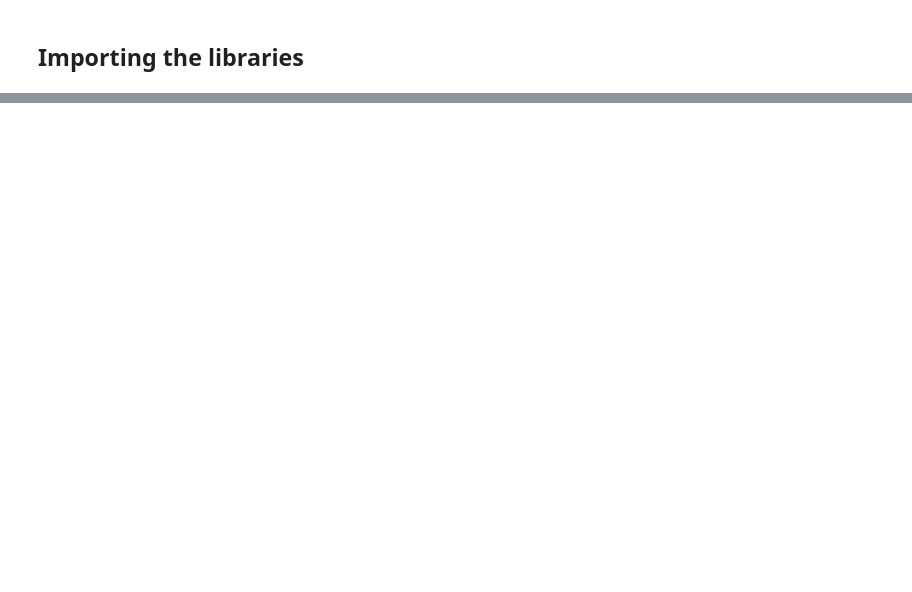
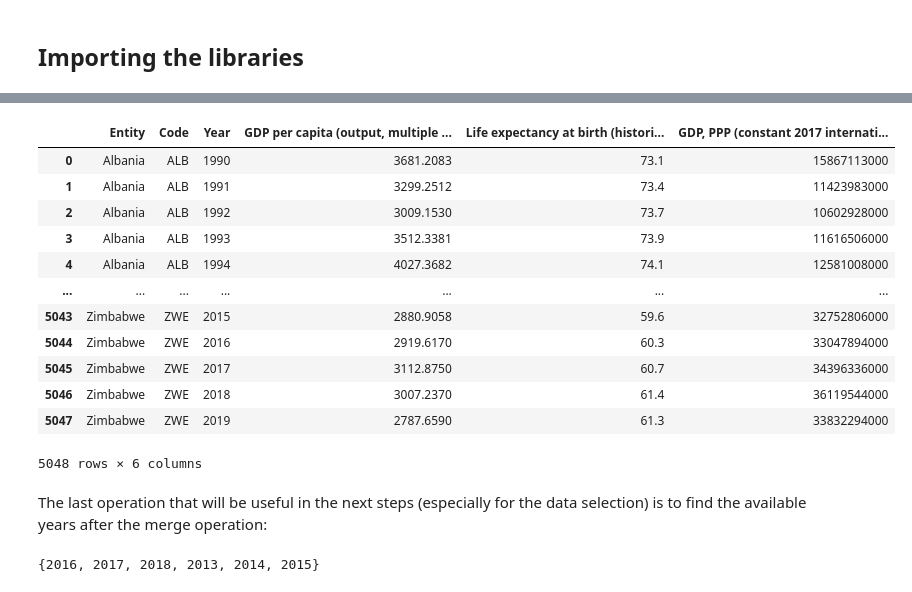
Before and after one commit to lucamodica/introduction-to-data-science-and-ai--chalmers, a Jupyter notebook: 1-introduction-to-ds-and-py/1-introduction-to-ds-and-py.ipynb, the cells around one changed output, grey strips where cells are left out. Drawn from its saved outputs; the diff is of its cells as text; code cells hidden in the pictures; blank space fills up the shorter version.

```diff
--- a/1-introduction-to-ds-and-py/1-introduction-to-ds-and-py.ipynb
+++ b/1-introduction-to-ds-and-py/1-introduction-to-ds-and-py.ipynb
@@ -257,0 +38,4 @@ Created in <span style='font-weight:600;margin-left:4px;'>Deepnote</span></a>
+# %%
+# importing and showing the head of the gdp per capita dataset
+df_gdp_per_capita = pd.read_csv('../datasets/gdp-per-capita-penn-world-table.csv')
+df_gdp_per_capita.head()
@@ -257,0 +60,4 @@ Created in <span style='font-weight:600;margin-left:4px;'>Deepnote</span></a>
+# %%
+# importing and showing the head of the gdp dataset
+df_gdp = pd.read_csv('../datasets/national-gdp-wb.csv')
+df_gdp.head()
@@ -257,0 +87,29 @@ Created in <span style='font-weight:600;margin-left:4px;'>Deepnote</span></a>
+# %%
+df = pd.merge(df_gdp_per_capita, df_life, on=['Entity', 'Code', 'Year']).merge(df_gdp, on=['Entity', 'Code', 'Year'])
+df
+# %% [output]
+|  | Entity | Code | Year | GDP per capita (output, multiple ... | Life expectancy at birth (histori... | GDP, PPP (constant 2017 internati... |
+| 0 | Albania | ALB | 1990 | 3681.2083 | 73.1 | 15867113000 |
+| 1 | Albania | ALB | 1991 | 3299.2512 | 73.4 | 11423983000 |
+| 2 | Albania | ALB | 1992 | 3009.1530 | 73.7 | 10602928000 |
+| 3 | Albania | ALB | 1993 | 3512.3381 | 73.9 | 11616506000 |
+| 4 | Albania | ALB | 1994 | 4027.3682 | 74.1 | 12581008000 |
+| ... | ... | ... | ... | ... | ... | ... |
+| 5043 | Zimbabwe | ZWE | 2015 | 2880.9058 | 59.6 | 32752806000 |
+| 5044 | Zimbabwe | ZWE | 2016 | 2919.6170 | 60.3 | 33047894000 |
+| 5045 | Zimbabwe | ZWE | 2017 | 3112.8750 | 60.7 | 34396336000 |
+| 5046 | Zimbabwe | ZWE | 2018 | 3007.2370 | 61.4 | 36119544000 |
+| 5047 | Zimbabwe | ZWE | 2019 | 2787.6590 | 61.3 | 33832294000 |
+5048 rows × 6 columns
+# %% [markdown]
+The last operation that will be useful in the next steps (especially for the data selection) is to find the available years after the merge operation:
+# %%
+# Grouping by 'Category' and finding the intersection of values between groups
+grouped = df.groupby('Code')['Year'].apply(set)
+
+# Finding the common values between categories
+common_year = set.intersection(*grouped)
+
+print(common_year)
+# %% [output]
+{2016, 2017, 2018, 2013, 2014, 2015}
```
Also changed, not shown: parts of 94 cells of this notebook, 1 other file.
